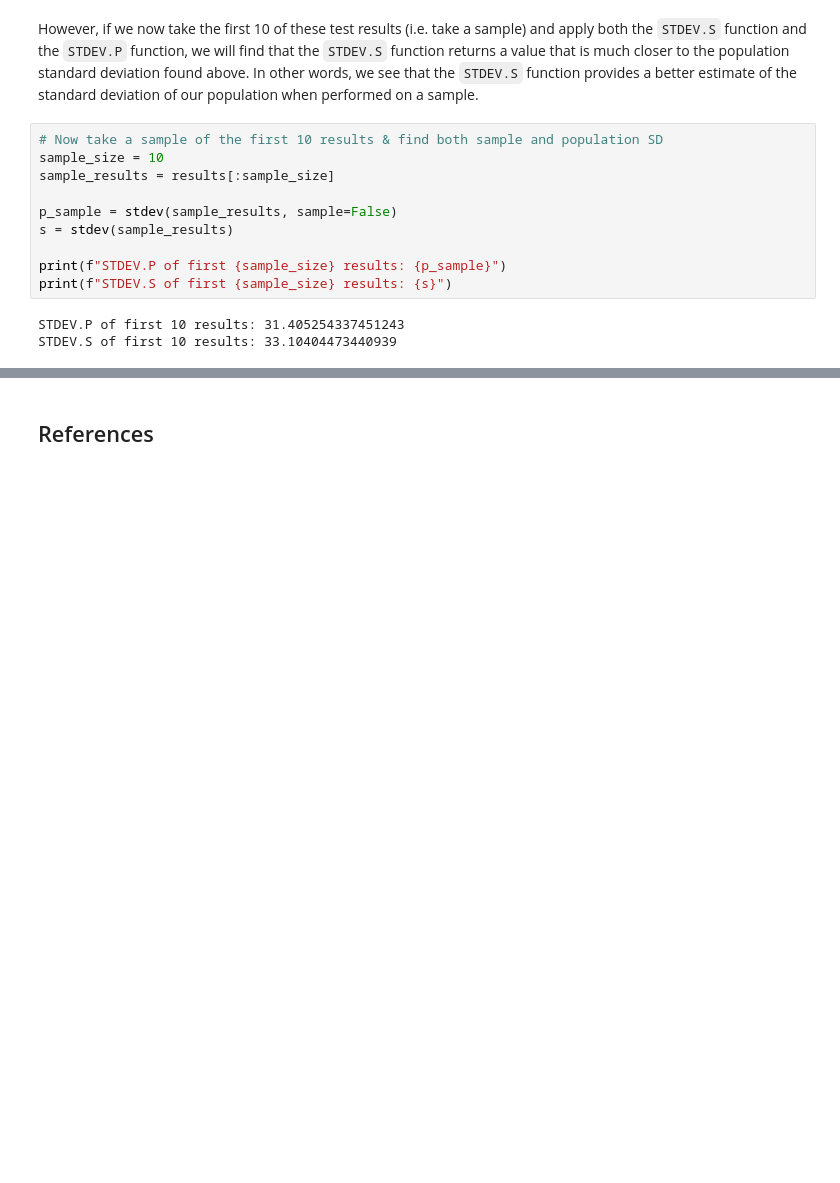
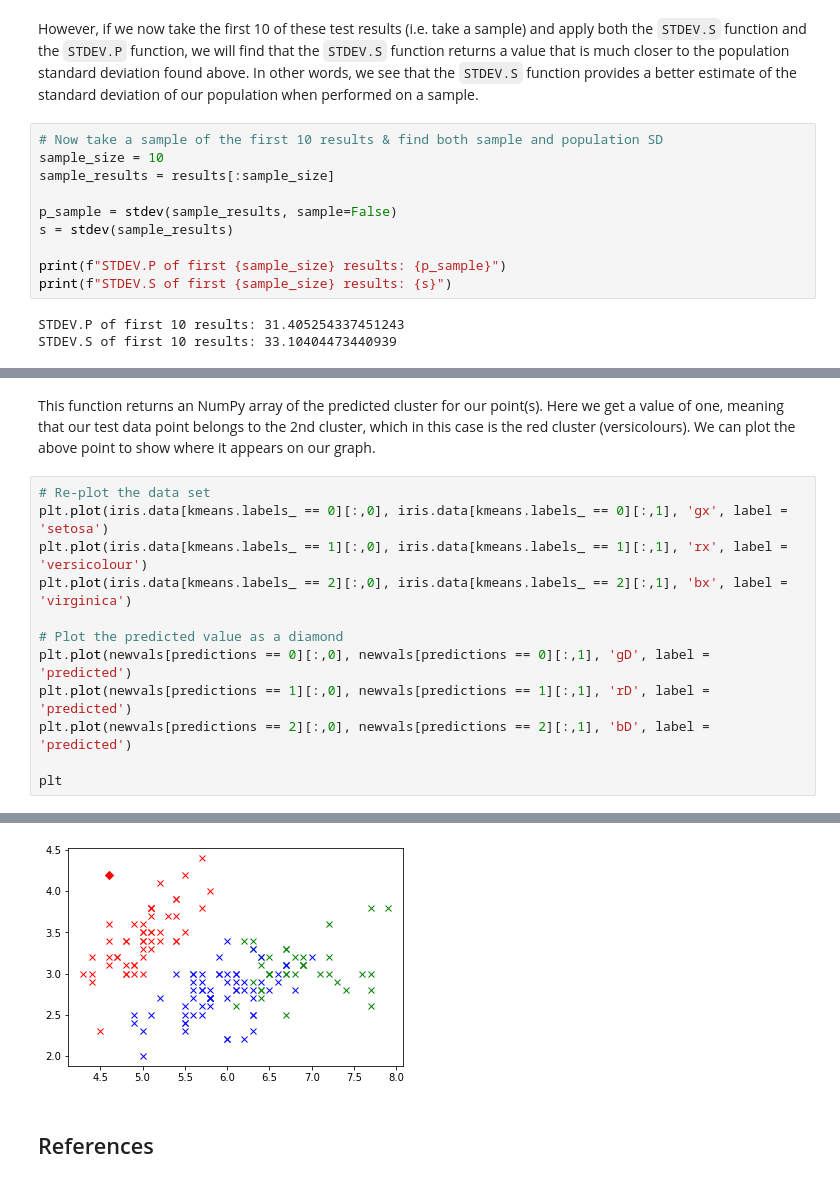
Before and after one commit to daniel-keogh/emerging-tech-tasks, a Jupyter notebook: Emerging Technologies Tasks.ipynb, the cells around one changed output, grey strips where cells are left out. Saved outputs shown, nothing was run; the diff lists cells and outputs as text; blank space fills up the shorter version.

```diff
--- a/Emerging Technologies Tasks.ipynb
+++ b/Emerging Technologies Tasks.ipynb
@@ -246,0 +332,15 @@ STDEV.S of first 10 results: 33.10404473440939
+# %% [markdown]
+This function returns an NumPy array of the predicted cluster for our point(s). Here we get a value of one, meaning that our test data point belongs to the 2nd cluster, which in this case is the red cluster (versicolours). We can plot the above point to show where it appears on our graph.
+# %%
+# Re-plot the data set
+plt.plot(iris.data[kmeans.labels_ == 0][:,0], iris.data[kmeans.labels_ == 0][:,1], 'gx', label = 'setosa')
+plt.plot(iris.data[kmeans.labels_ == 1][:,0], iris.data[kmeans.labels_ == 1][:,1], 'rx', label = 'versicolour')
+plt.plot(iris.data[kmeans.labels_ == 2][:,0], iris.data[kmeans.labels_ == 2][:,1], 'bx', label = 'virginica')
+
+# Plot the predicted value as a diamond
+plt.plot(newvals[predictions == 0][:,0], newvals[predictions == 0][:,1], 'gD', label = 'predicted')
+plt.plot(newvals[predictions == 1][:,0], newvals[predictions == 1][:,1], 'rD', label = 'predicted')
+plt.plot(newvals[predictions == 2][:,0], newvals[predictions == 2][:,1], 'bD', label = 'predicted')
+
+plt
+# %% [output]
@@ -247,3 +348,4 @@ STDEV.S of first 10 results: 33.10404473440939
+[figure, added]
 # %% [markdown]
 ## References
 # %% [markdown]
```
Also changed, not shown: parts of 21 cells of this notebook.
